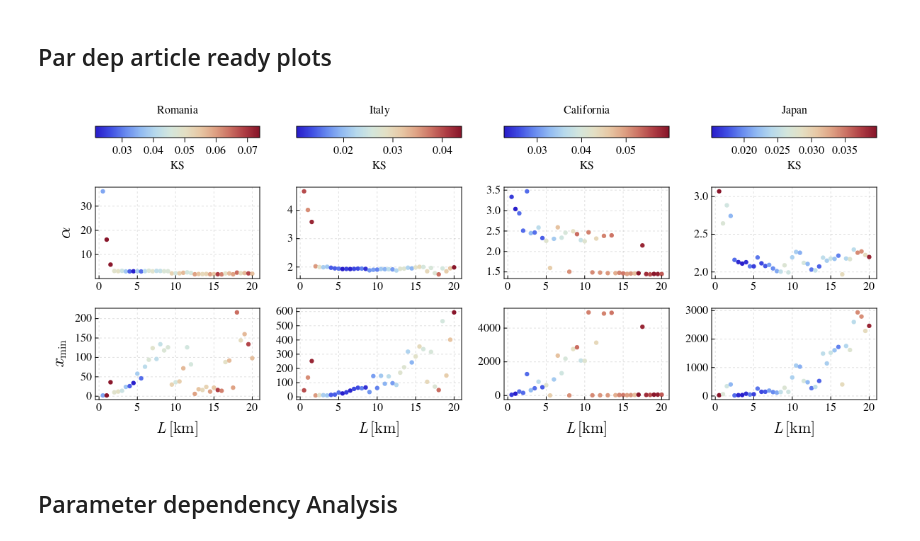
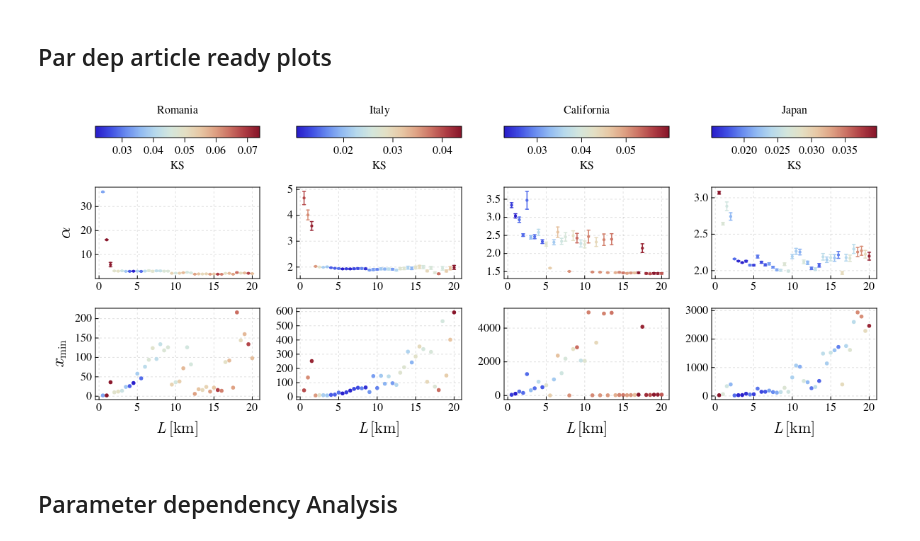
Before and after one commit to gabipana7/earthquake-networks-julia-dev, a Jupyter notebook: networks_parameter_dependency_analysis_and_plot.ipynb, the cells around one changed output. Cells and saved outputs as stored; diff of their text form; code cells hidden in the pictures.

Commit message:
sigmas

```diff
--- a/networks_parameter_dependency_analysis_and_plot.ipynb
+++ b/networks_parameter_dependency_analysis_and_plot.ipynb
@@ -7,7 +4,7 @@ magnitude_threshold = 0.0;
 # %% [markdown]
 ## Par dep article ready plots
 # %%
-region="romania"
+region="Romania"
 magnitude_threshold = 0.0;
 results = CSV.read("./results/$region/$(region)_minmag_$(magnitude_threshold)_alpha_xmin_dependency_cell_size.csv", DataFrame);
 
@@ -20,48 +17,57 @@ set_theme!(Theme(fonts=(; regular="CMU Serif")))
 cmap = :thermometer
 
 # Initialize figure
-fig = Figure(resolution = (1200, 500), font= "CMU Serif", title ="Romania") ## probably you need to install this font in your system
+fig = Figure(resolution = (1200, 500), font= "CMU Serif", title = region) ## probably you need to install this font in your system
 # y labels, just for left figure. x labels
 xlabels = ["","", L"L\,\text{[km]}"]
 ylabels = ["",L"\alpha", L"x_{\mathrm{min}}"]
 
 # First column figure
 ax = [Axis(fig[i, 1], xlabel = xlabels[i], ylabel = ylabels[i], ylabelsize = 26,
     xlabelsize = 22, xgridstyle = :dash, ygridstyle = :dash, xtickalign = 1,
     xticksize = 5, ytickalign = 1, yticksize = 5 , xlabelpadding = 10, ylabelpadding = 10) for i in 2:3]
 sc = scatter!(ax[1],results.cell_size, results.alpha; color = results.KS, colormap = cmap,
-    markersize = 9, marker = :circle, strokewidth = 0)
+    markersize = 6, marker = :circle, strokewidth = 0)
+
+err = errorbars!(ax[1], results.cell_size, results.alpha, results.sigma; color = results.KS, colormap = cmap,
+    whiskerwidth = 4)
+
 xmin_scat = scatter!(ax[2],results.cell_size, results.xmin; color = results.KS, colormap = cmap,
-    markersize = 9, marker = :circle, strokewidth = 0)
+    markersize = 8, marker = :circle, strokewidth = 0)
 cbar = Colorbar(fig[1,1], xmin_scat, vertical = false, label="KS", flipaxis=false)
-Label(fig[1, 1, Top()], "Romania", fontsize=16,
+Label(fig[1, 1, Top()], region, fontsize=16,
         padding=(0, 0, 15, 0))
 
 # Columns 2,3,4 figures
-for (j,region,title) in zip(2:4,[ "italy", "california", "japan"],["Italy", "California", "Japan"])
+for (j,region) in zip(2:4,[ "Italy", "California", "Japan"])
     results = CSV.read("./results/$region/$(region)_minmag_$(magnitude_threshold)_alpha_xmin_dependency_cell_size.csv", DataFrame);
     # Just x label
     xlabels = ["","", L"L\,\text{[km]}"]
     ax = [Axis(fig[i, j], xlabel = xlabels[i], ylabelsize = 26,
         xlabelsize = 22, xgridstyle = :dash, ygridstyle = :dash, xtickalign = 1,
         xticksize = 5, ytickalign = 1, yticksize = 5 , xlabelpadding = 10, ylabelpadding = 10) for i in 2:3]
     sc = scatter!(ax[1],results.cell_size, results.alpha; color = results.KS, colormap = cmap,
-        markersize = 9, marker = :circle, strokewidth = 0)
+        markersize = 6, marker = :circle, strokewidth = 0)
+
+    err = errorbars!(ax[1], results.cell_size, results.alpha, results.sigma; color = results.KS, colormap = cmap,
+        whiskerwidth = 4)
+
+
     xmin_scat = scatter!(ax[2],results.cell_size, results.xmin; color = results.KS, colormap = cmap,
-        markersize = 9, marker = :circle, strokewidth = 0)
+        markersize = 8, marker = :circle, strokewidth = 0)
     cbar = Colorbar(fig[1,j], xmin_scat, vertical = false, label="KS", flipaxis=false)
-    Label(fig[1, j, Top()], title, fontsize=16,
+    Label(fig[1, j, Top()], region, fontsize=16,
         padding=(0, 0, 15, 0))
 end
 
 
-save("./results/all_regions_minmag_$(magnitude_threshold)_alpha_xmin_dependency_cell_size_goodness_fit.png", fig, px_per_unit=7)
-save("./results/all_regions_minmag_$(magnitude_threshold)_alpha_xmin_dependency_cell_size_goodness_fit.pdf", fig)
+save("./results/all_regions_minmag_$(magnitude_threshold)_alpha_xmin_dependency_cell_size_KS_sigma.png", fig, px_per_unit=7)
+save("./results/all_regions_minmag_$(magnitude_threshold)_alpha_xmin_dependency_cell_size_KS_sigma.pdf", fig)
 
 
 fig
 # %% [output]
-[figure, old version]
+[figure, new version]
 # %% [markdown]
 ## Parameter dependency Analysis
 # %%
```
Also changed, not shown: parts of 1 cell of this notebook, 4 other files.
